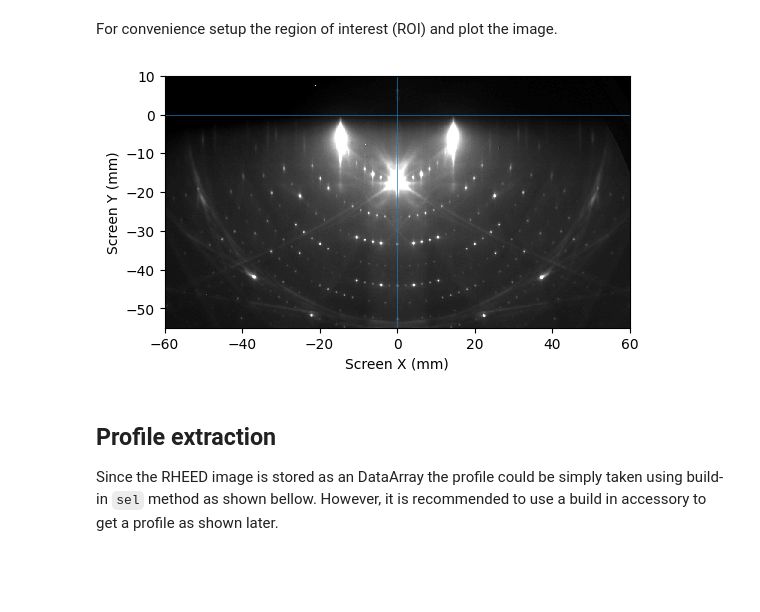
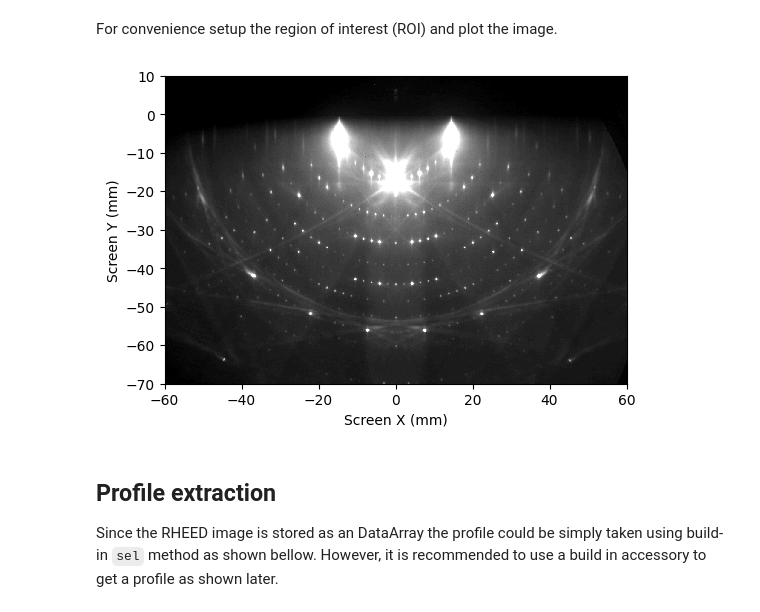
Before and after one commit to mkopciuszynski/xrheed, a Jupyter notebook: docs/source/notebooks/diffraction_profiles.ipynb, the cells around one changed output. Cells and saved outputs as stored; diff of their text form; code cells hidden in the pictures; blank space fills up the shorter version.

```diff
--- a/docs/source/notebooks/diffraction_profiles.ipynb
+++ b/docs/source/notebooks/diffraction_profiles.ipynb
@@ -46,13 +49,16 @@ rheed_image.ri.apply_image_center(auto_center=True)
 For convenience setup the region of interest (ROI) and plot the image.
 # %%
 rheed_image.ri.screen_roi_width = 60
-rheed_image.ri.screen_roi_height = 55
+rheed_image.ri.screen_roi_height = 70
 
 # Use automatic levels adjustment
-rheed_image.ri.plot_image(auto_levels=1.0)
+rheed_image.ri.plot_image(auto_levels=1.5,
+                          show_center_lines=False)
+
+
 plt.show()
 # %% [output]
-[figure, old version]
+[figure, new version]
 # %% [markdown]
 ## Profile extraction
 Since the RHEED image is stored as an DataArray the profile could be simply taken using build-in `sel` method as shown bellow. However, it is recommended to use a build in accessory to get a profile as shown later.
```
Also changed, not shown: parts of 2 cells of this notebook.
